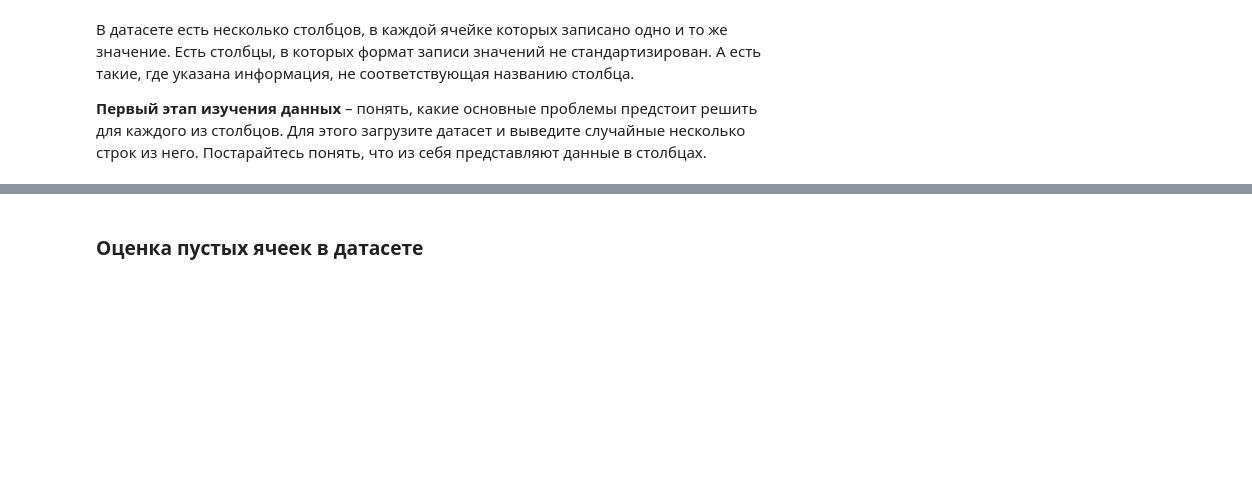
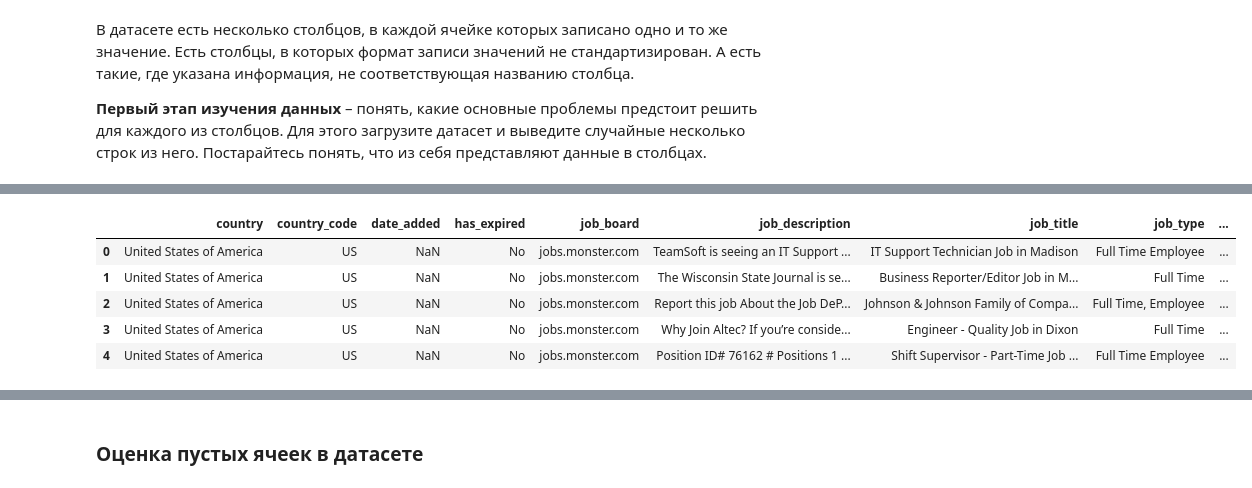
Before and after one commit to Sap-Artem/visualization_lab3, a Jupyter notebook: lab3.ipynb, the cells around one changed output, grey strips where cells are left out. Cells and saved outputs as stored; diff of their text form; code cells hidden in the pictures; blank space fills up the shorter version.

```diff
--- a/lab3.ipynb
+++ b/lab3.ipynb
@@ -73,0 +52,10 @@ import seaborn as sns
+# %%
+data = pd.read_csv('monster_com_job_sample.csv')
+data.head()
+# %% [output]
+|  | country | country_code | date_added | has_expired | job_board | job_description | job_title | job_type | ... |
+| 0 | United States of America | US | NaN | No | jobs.monster.com | TeamSoft is seeing an IT Support ... | IT Support Technician Job in Madison | Full Time Employee | ... |
+| 1 | United States of America | US | NaN | No | jobs.monster.com | The Wisconsin State Journal is se... | Business Reporter/Editor Job in M... | Full Time | ... |
+| 2 | United States of America | US | NaN | No | jobs.monster.com | Report this job About the Job DeP... | Johnson & Johnson Family of Compa... | Full Time, Employee | ... |
+| 3 | United States of America | US | NaN | No | jobs.monster.com | Why Join Altec? If you’re conside... | Engineer - Quality Job in Dixon | Full Time | ... |
+| 4 | United States of America | US | NaN | No | jobs.monster.com | Position ID# 76162 # Positions 1 ... | Shift Supervisor - Part-Time Job ... | Full Time Employee | ... |
```
Also changed, not shown: parts of 4 cells of this notebook.
